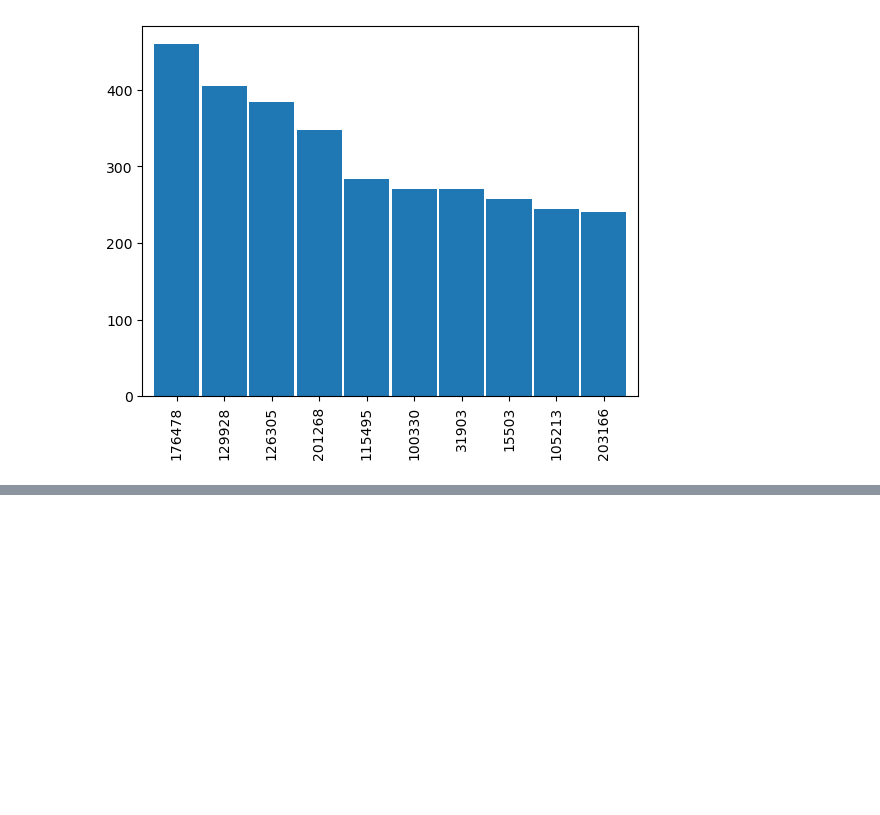
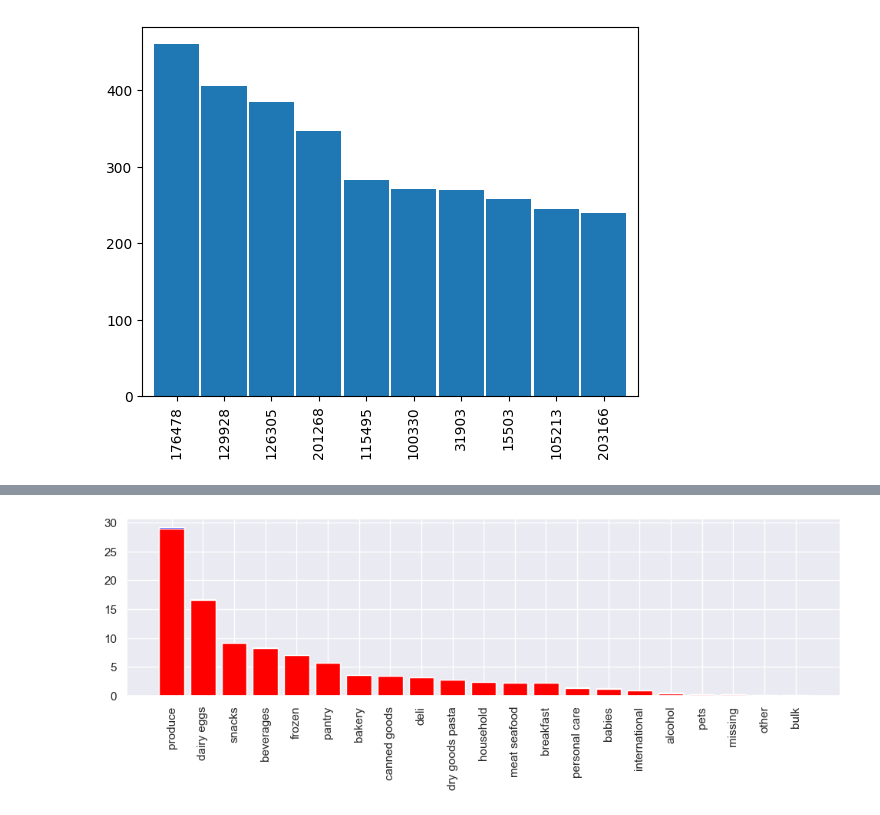
Before and after one commit to Vicalg/-EcommerceDS, a Jupyter notebook: Notebooks/Visualizations.ipynb, the cells around one changed output, grey strips where cells are left out. Cells and saved outputs as stored; diff of their text form; code cells hidden in the pictures; blank space fills up the shorter version.

```diff
--- a/Notebooks/Visualizations.ipynb
+++ b/Notebooks/Visualizations.ipynb
@@ -58,0 +74,13 @@ df["user_id"].value_counts()[:10].plot(kind="bar", width=0.95);
+# %%
+df["active_days"]= (df["days_since_prior_order"] == 7) | (df["days_since_prior_order"] == 30)
+# %%
+grouped = (df.groupby(["active_days","department"])["department"].count()/\
+df.groupby(["active_days","department"])["department"].count().unstack().sum(axis=1)).sort_values(ascending=False).unstack(0)*100
+# %%
+_, ax = plt.subplots(figsize=(12,3))
+
+plt.bar(x=grouped.get(False).index, height=grouped.get(False).values, color="blue")
+plt.bar(x=grouped.get(True).index, height=grouped.get(True).values, color="red")
+plt.xticks(rotation=90) ;
+# %% [output]
+[figure, added]
```
Also changed, not shown: parts of 8 cells of this notebook.
